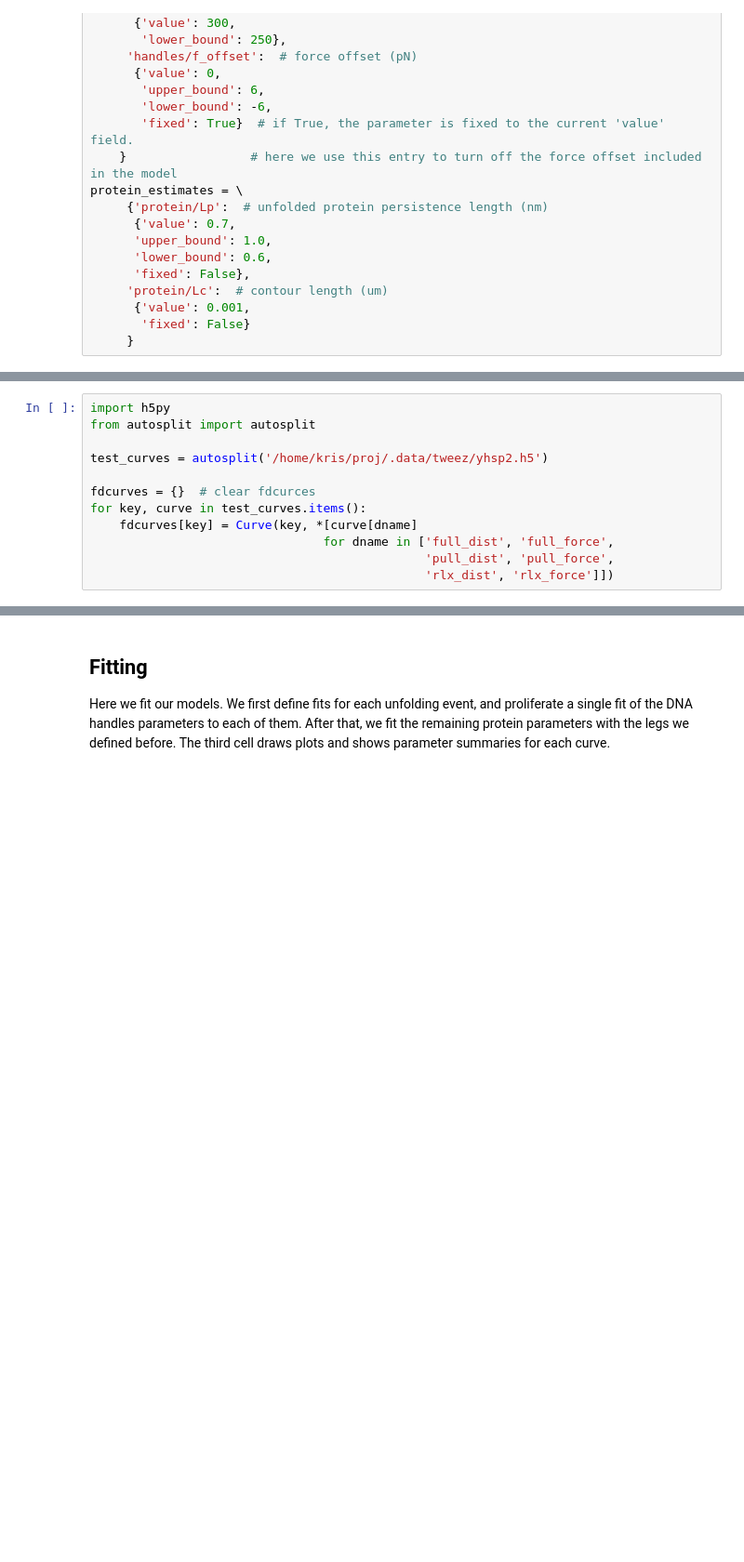
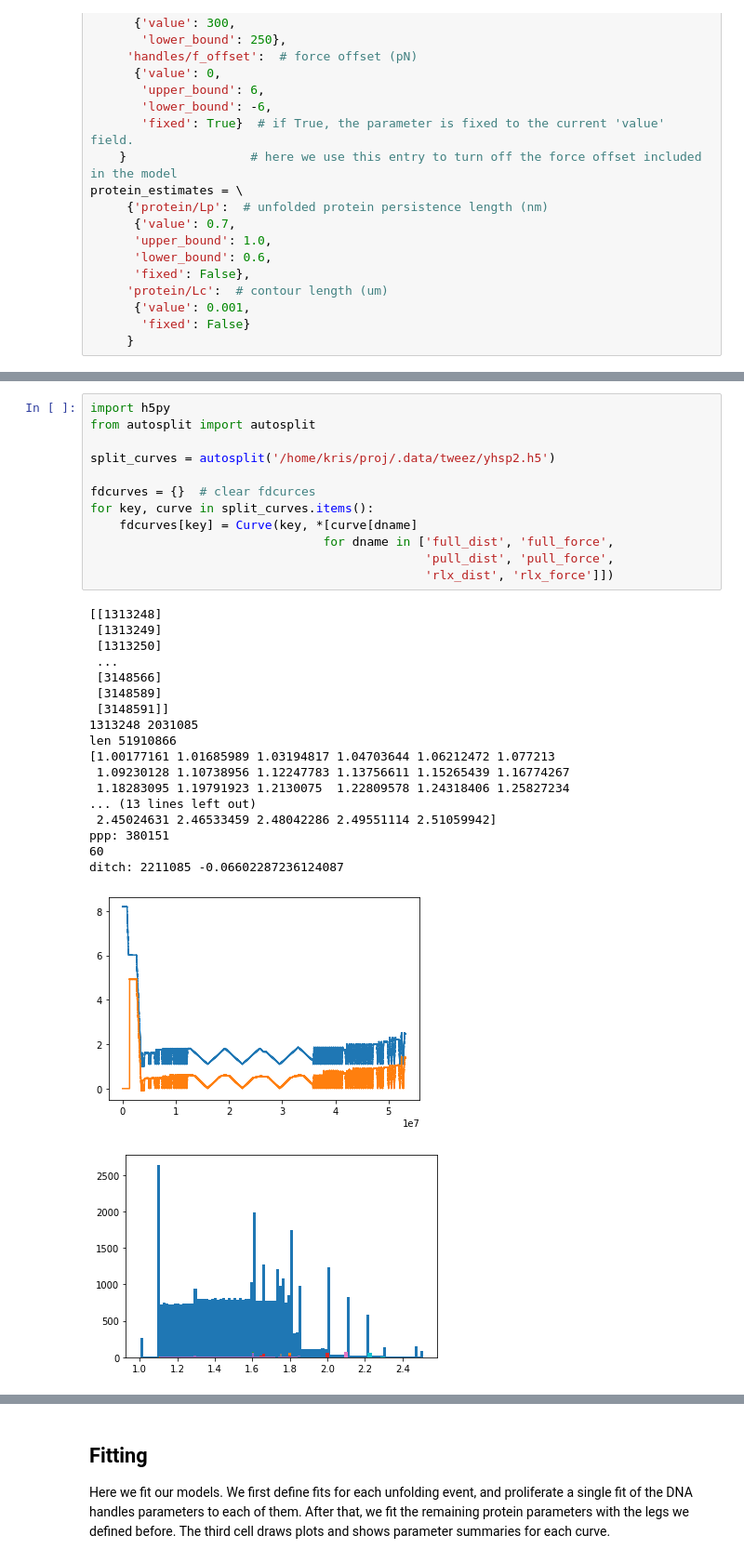
Before and after one commit to kaveeken/tweez-CV, a Jupyter notebook: CVbook.ipynb, the cells around one changed output, grey strips where cells are left out. Shown at 93% size. Saved outputs shown, nothing was run; the diff lists cells and outputs as text; blank space fills up the shorter version.

```diff
--- a/CVbook.ipynb
+++ b/CVbook.ipynb
@@ -139,12 +101,32 @@ if DEBUG:
 # %%
 import h5py
 from autosplit import autosplit
 
-test_curves = autosplit('/home/kris/proj/.data/tweez/yhsp2.h5')
+split_curves = autosplit('/home/kris/proj/.data/tweez/yhsp2.h5')
 
 fdcurves = {}  # clear fdcurces
-for key, curve in test_curves.items():
+for key, curve in split_curves.items():
     fdcurves[key] = Curve(key, *[curve[dname]
                                 for dname in ['full_dist', 'full_force',
                                               'pull_dist', 'pull_force',
                                               'rlx_dist', 'rlx_force']])
+# %% [output]
+[[1313248]
+ [1313249]
+ [1313250]
+ ...
+ [3148566]
+ [3148589]
+ [3148591]]
+1313248 2031085
+len 51910866
+[1.00177161 1.01685989 1.03194817 1.04703644 1.06212472 1.077213
+ 1.09230128 1.10738956 1.12247783 1.13756611 1.15265439 1.16774267
+ 1.18283095 1.19791923 1.2130075  1.22809578 1.24318406 1.25827234
+... (13 lines left out)
+ 2.45024631 2.46533459 2.48042286 2.49551114 2.51059942]
+ppp: 380151
+60
+ditch: 2211085 -0.06602287236124087
+[figure, added]
+[figure, added]
```
Also changed, not shown: parts of 34 cells of this notebook.
